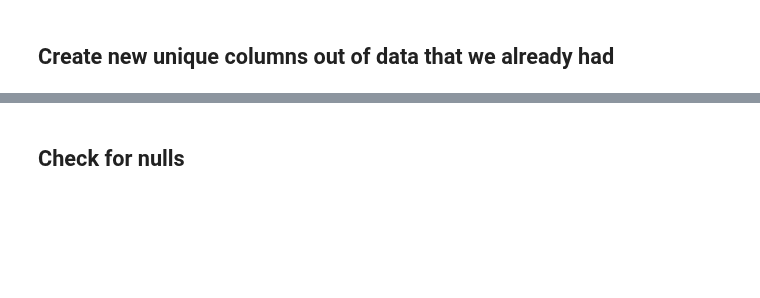
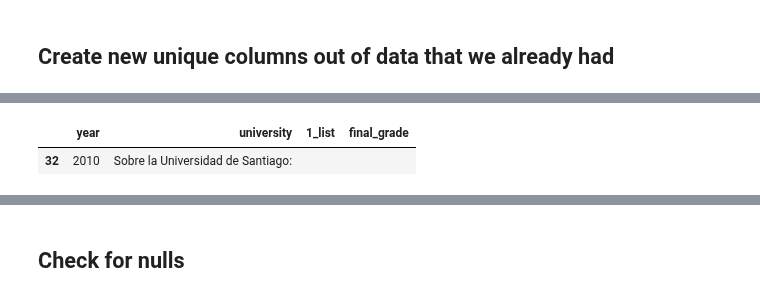
Before and after one commit to MiguelMonederoRubio/MasterDataScience_FinalProject_TFM, a Jupyter notebook: notebook/Spain_Medicine_Admissions_App.ipynb, the cells around one changed output, grey strips where cells are left out. Saved outputs shown, nothing was run; the diff lists cells and outputs as text; code cells hidden in the pictures; blank space fills up the shorter version.

```diff
--- a/notebook/Spain_Medicine_Admissions_App.ipynb
+++ b/notebook/Spain_Medicine_Admissions_App.ipynb
@@ -124,5 +156,11 @@ dfs_unified[~dfs_unified['university'].str.contains('U', na=False)]
 # %%
 dfs_unified = dfs_unified[dfs_unified['university'].str.contains('U', na=False)]
+# %%
+# row that was propably used to show additional information we are not interested in
+dfs_unified[dfs_unified['university'].str.contains('Sobre la Universidad de Santiago:', na=False)]
+# %% [output]
+|  | year | university | 1_list | final_grade |
+| 32 | 2010 | Sobre la Universidad de Santiago: |  |  |
 # %%
 dfs_unified = dfs_unified[~dfs_unified['university'].str.contains('Sobre la Universidad de Santiago:', na=False)]
 # %%
```
Also changed, not shown: parts of 82 cells of this notebook, 2 other files.
